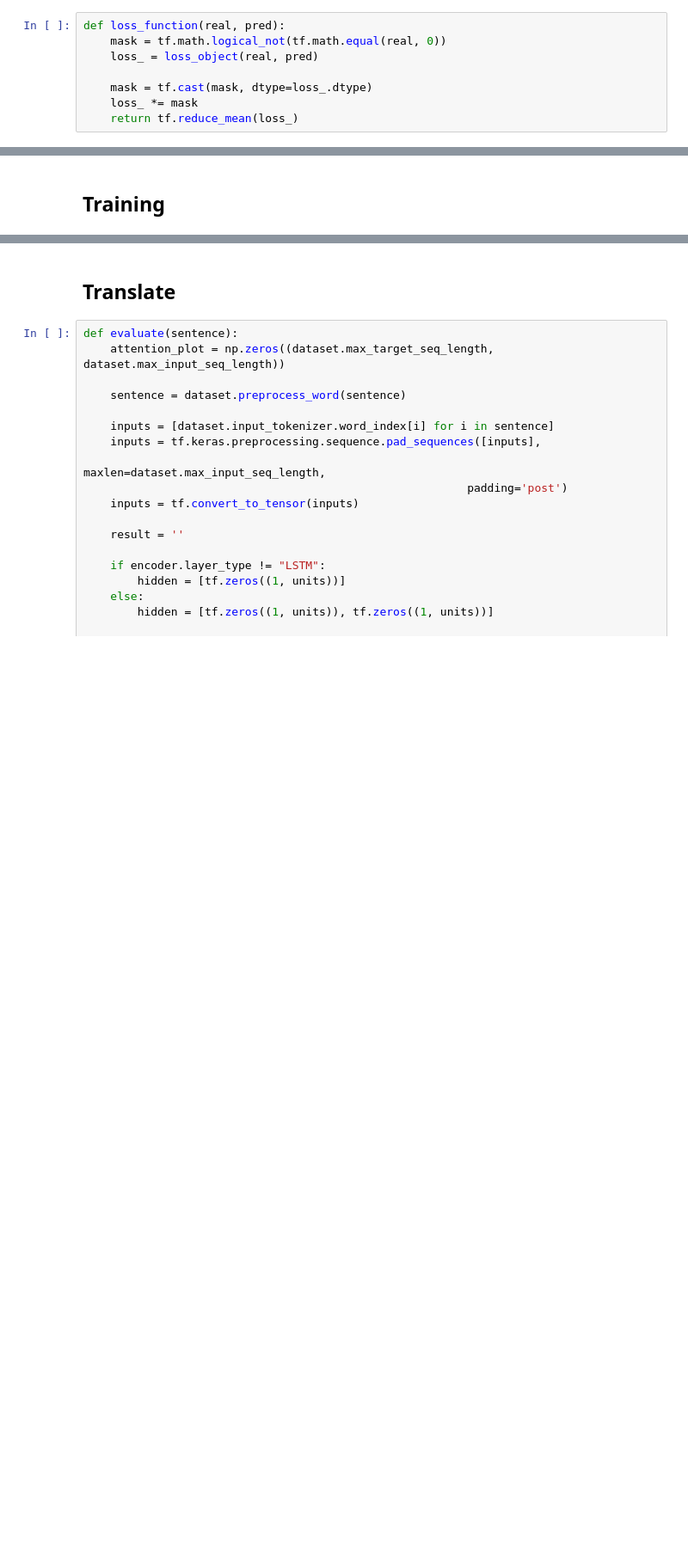
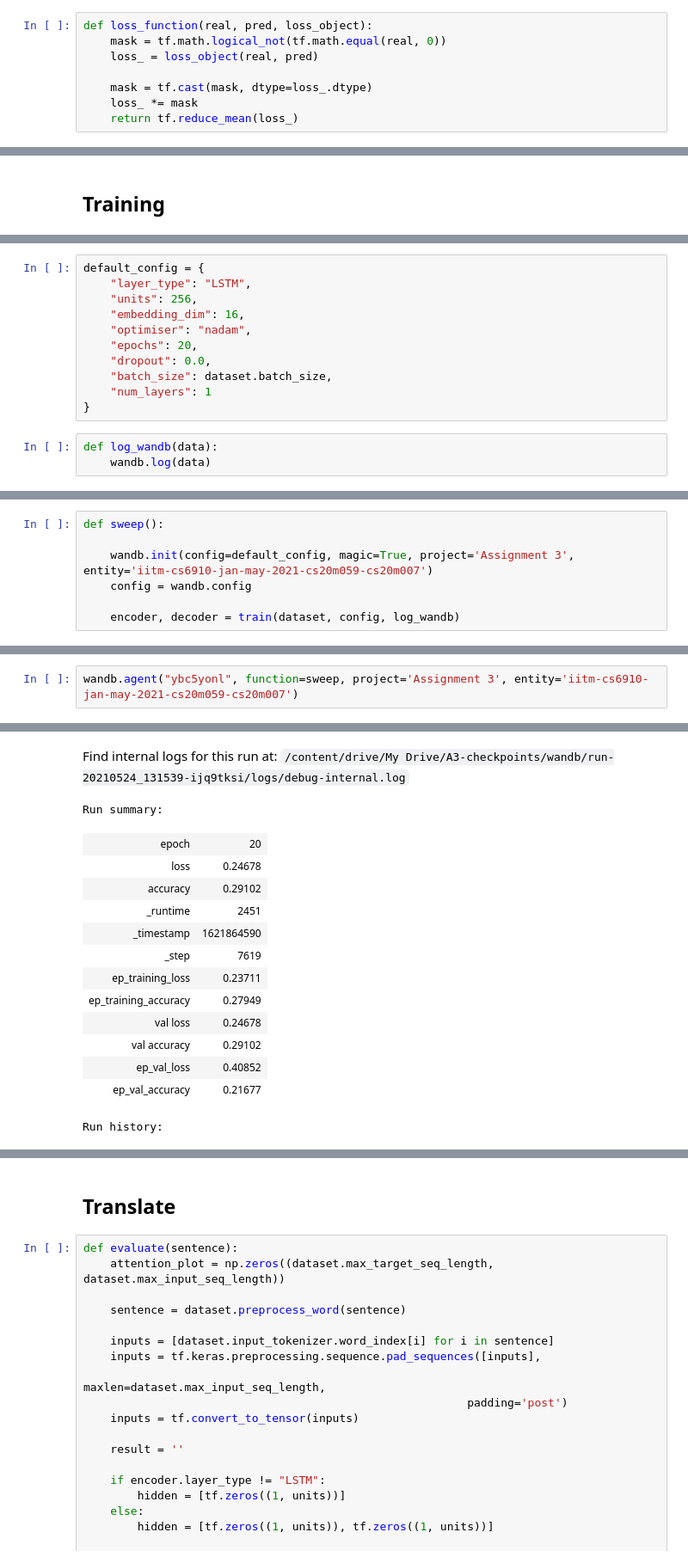
Before and after one commit to abhisheknpcomplete/cs6910-assignments, a Jupyter notebook: Assignment 3/multi_layered_without_attention_configurable.ipynb, the cells around one changed output, grey strips where cells are left out. Shown: that part at 86% size. Cells and saved outputs as stored; diff of their text form; blank space fills up the shorter version.

Commit message:
running sweep

```diff
--- a/Assignment 3/multi_layered_without_attention_configurable.ipynb
+++ b/Assignment 3/multi_layered_without_attention_configurable.ipynb
@@ -434,5 +406,5 @@ loss_object = tf.keras.losses.SparseCategoricalCrossentropy(from_logits=True, re
 # %%
-def loss_function(real, pred):
+def loss_function(real, pred, loss_object):
     mask = tf.math.logical_not(tf.math.equal(real, 0))
     loss_ = loss_object(real, pred)
 
@@ -559,0 +473,14 @@ Time taken for 1 epoch 55.67 sec
+# %%
+default_config = {
+    "layer_type": "LSTM",
+    "units": 256,
+    "embedding_dim": 16,
+    "optimiser": "nadam",
+    "epochs": 20,
+    "dropout": 0.0,
+    "batch_size": dataset.batch_size,
+    "num_layers": 1
+}
+# %%
+def log_wandb(data):
+    wandb.log(data)
@@ -559,0 +602,7 @@ Time taken for 1 epoch 55.67 sec
+# %%
+def sweep():
+
+    wandb.init(config=default_config, magic=True, project='Assignment 3', entity='iitm-cs6910-jan-may-2021-cs20m059-cs20m007')
+    config = wandb.config
+
+    encoder, decoder = train(dataset, config, log_wandb)
@@ -559,0 +614,3 @@ Time taken for 1 epoch 55.67 sec
+# %%
+wandb.agent("ybc5yonl", function=sweep, project='Assignment 3', entity='iitm-cs6910-jan-may-2021-cs20m059-cs20m007')
+# %% [output]
@@ -559,0 +654,15 @@ Time taken for 1 epoch 55.67 sec
+Find internal logs for this run at: /content/drive/My Drive/A3-checkpoints/wandb/run-20210524_131539-ijq9tksi/logs/debug-internal.log
+Run summary:
+| epoch | 20 |
+| loss | 0.24678 |
+| accuracy | 0.29102 |
+| _runtime | 2451 |
+| _timestamp | 1621864590 |
+| _step | 7619 |
+| ep_training_loss | 0.23711 |
+| ep_training_accuracy | 0.27949 |
+| val loss | 0.24678 |
+| val accuracy | 0.29102 |
+| ep_val_loss | 0.40852 |
+| ep_val_accuracy | 0.21677 |
+Run history:
```
Also changed, not shown: parts of 21 cells of this notebook, 1 other file.
